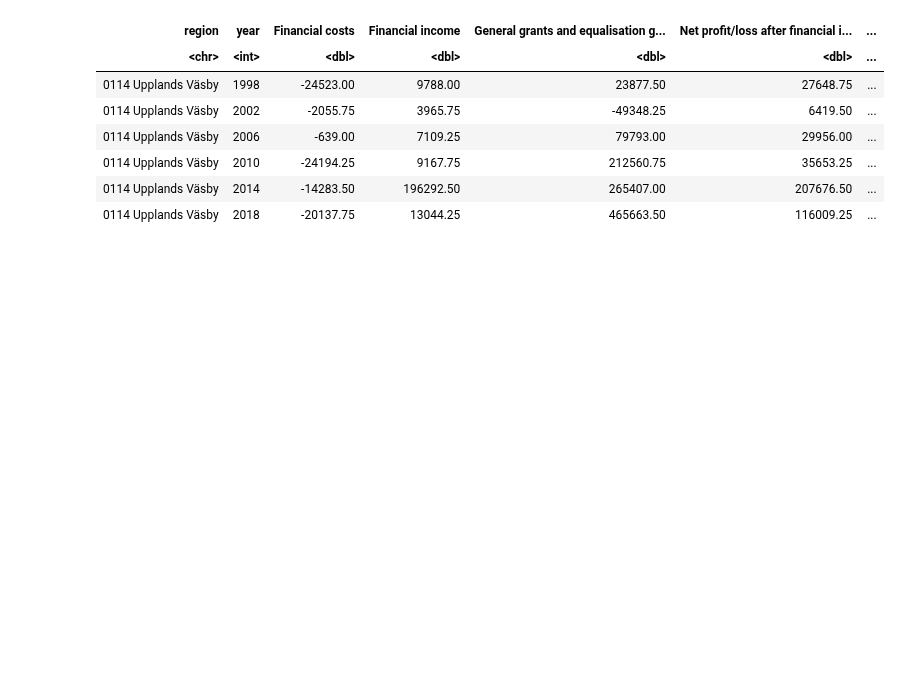
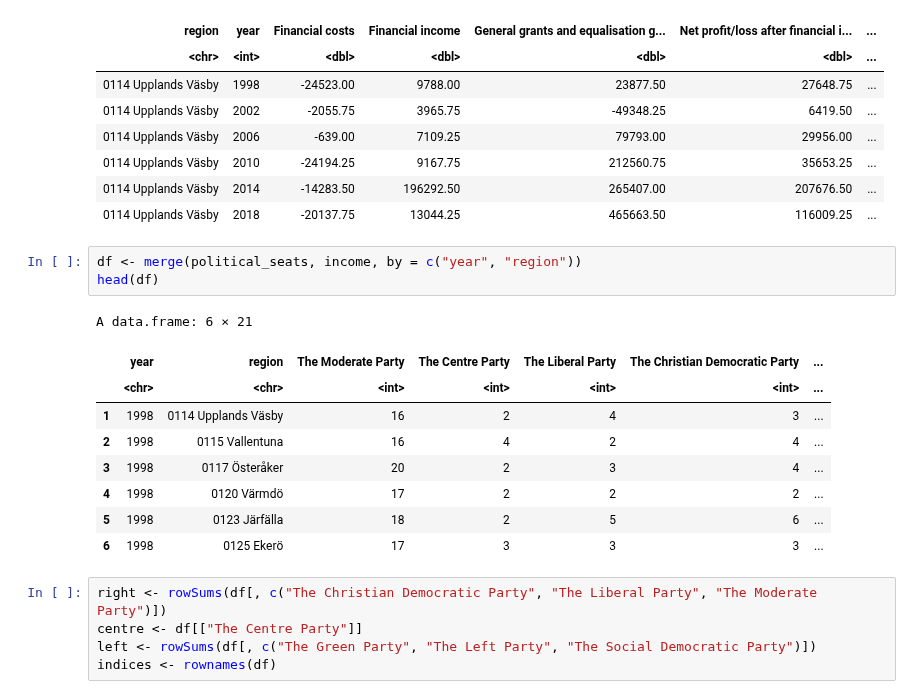
Before and after one commit to Keno-git/DS_assigment1, a Jupyter notebook: Assignment_2/Assignment_2.ipynb, the cells around one changed output. Drawn from its saved outputs; the diff is of its cells as text; blank space fills up the shorter version.

```diff
--- a/Assignment_2/Assignment_2.ipynb
+++ b/Assignment_2/Assignment_2.ipynb
@@ -212,3 +212,21 @@ A grouped_df: 6 × 12
 | 0114 Upplands Väsby | 2010 | -24194.25 | 9167.75 | 212560.75 | 35653.25 | ... |
 | 0114 Upplands Väsby | 2014 | -14283.50 | 196292.50 | 265407.00 | 207676.50 | ... |
 | 0114 Upplands Väsby | 2018 | -20137.75 | 13044.25 | 465663.50 | 116009.25 | ... |
+# %%
+df <- merge(political_seats, income, by = c("year", "region"))
+head(df)
+# %% [output]
+A data.frame: 6 × 21
+|  | year | region | The Moderate Party | The Centre Party | The Liberal Party | The Christian Democratic Party | ... |
+|  | <chr> | <chr> | <int> | <int> | <int> | <int> | ... |
+| 1 | 1998 | 0114 Upplands Väsby | 16 | 2 | 4 | 3 | ... |
+| 2 | 1998 | 0115 Vallentuna | 16 | 4 | 2 | 4 | ... |
+| 3 | 1998 | 0117 Österåker | 20 | 2 | 3 | 4 | ... |
+| 4 | 1998 | 0120 Värmdö | 17 | 2 | 2 | 2 | ... |
+| 5 | 1998 | 0123 Järfälla | 18 | 2 | 5 | 6 | ... |
+| 6 | 1998 | 0125 Ekerö | 17 | 3 | 3 | 3 | ... |
+# %%
+right <- rowSums(df[, c("The Christian Democratic Party", "The Liberal Party", "The Moderate Party")])
+centre <- df[["The Centre Party"]]
+left <- rowSums(df[, c("The Green Party", "The Left Party", "The Social Democratic Party")])
+indices <- rownames(df)
```
Also changed, not shown: parts of 4 cells of this notebook.
